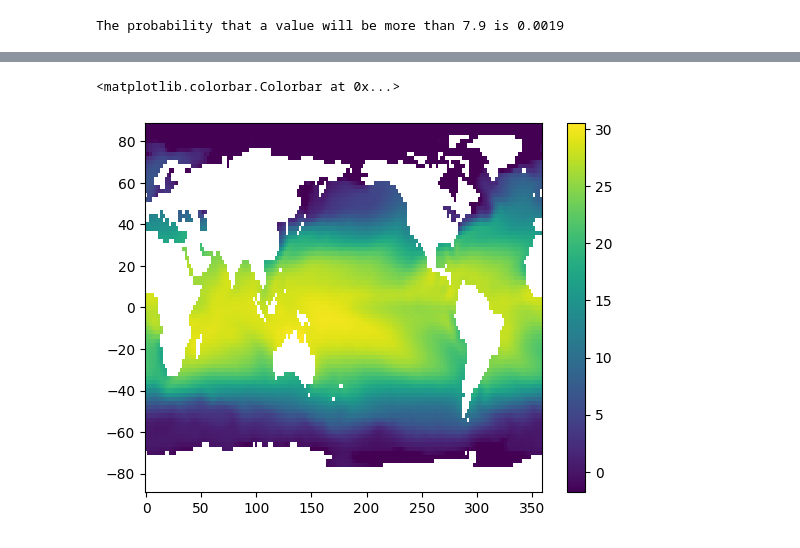
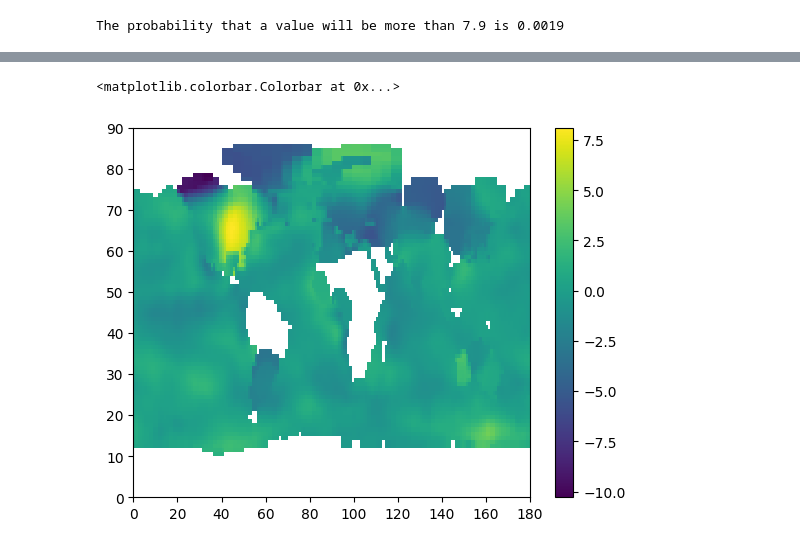
Before and after one commit to milicak/Data_Analysis_Course, a Jupyter notebook: Normal_distribution.ipynb, the cells around one changed output, grey strips where cells are left out. Drawn from its saved outputs; the diff is of its cells as text; code cells hidden in the pictures.

```diff
--- a/Normal_distribution.ipynb
+++ b/Normal_distribution.ipynb
@@ -94,0 +201,3 @@ Attributes: (12/37)
+# %%
+ds = xr.open_dataset('gistemp1200_GHCNv4_ERSSTv5.nc.gz')
+ds
@@ -95,5 +221,5 @@ Attributes: (12/37)
 # %%
-plt.pcolormesh(df.lon,df.lat,df.sst[0,:,:]);plt.colorbar()
+plt.pcolormesh(ds.tempanomaly[0,:,:]);plt.colorbar()
 # %% [output]
 <matplotlib.colorbar.Colorbar at 0x...>
-[figure, old version]
+[figure, new version]
```
Also changed, not shown: parts of 22 cells of this notebook.
